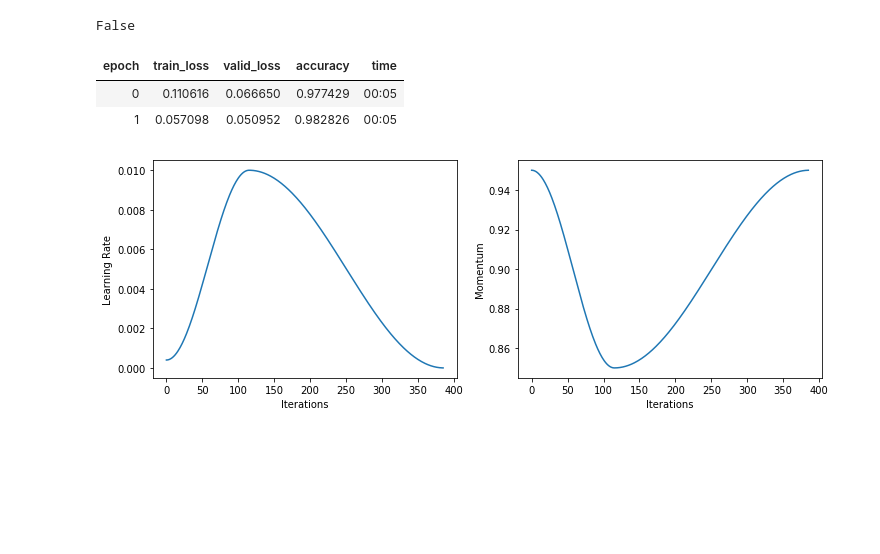
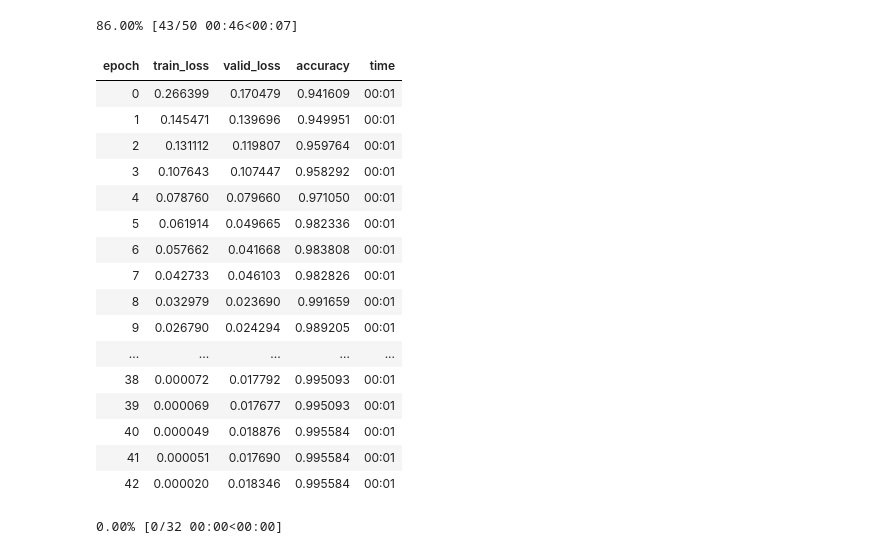
Before and after one commit to DmitIW/BachelorDiploma, a Jupyter notebook: fastai_test.ipynb, the cells around one changed output. Cells and saved outputs as stored; diff of their text form; code cells hidden in the pictures; blank space fills up the shorter version.

```diff
--- a/fastai_test.ipynb
+++ b/fastai_test.ipynb
@@ -22,7 +24,3 @@ Refer to https://docs.fast.ai/performance.html to make sense out of these checks
-# %%
-torch.cuda.is_available()
-# %% [output]
-False
 # %%
 path = untar_data(URLs.MNIST_SAMPLE)
 data = ImageDataBunch.from_folder(path)
@@ -34,14 +32,27 @@ learn = Learner(data, model)
 learn.metrics = [accuracy]
 cb = OneCycleScheduler(learn, lr_max=0.01)
 # %%
-learn.fit(2, callbacks=cb)
+learn.fit(50, callbacks=cb)
+learn.recorder.plot_lr(show_moms=True)
 # %% [output]
+86.00% [43/50 00:46<00:07]
 | epoch | train_loss | valid_loss | accuracy | time |
-| 0 | 0.110616 | 0.066650 | 0.977429 | 00:05 |
-| 1 | 0.057098 | 0.050952 | 0.982826 | 00:05 |
+| 0 | 0.266399 | 0.170479 | 0.941609 | 00:01 |
+| 1 | 0.145471 | 0.139696 | 0.949951 | 00:01 |
+| 2 | 0.131112 | 0.119807 | 0.959764 | 00:01 |
+| 3 | 0.107643 | 0.107447 | 0.958292 | 00:01 |
+| 4 | 0.078760 | 0.079660 | 0.971050 | 00:01 |
+| 5 | 0.061914 | 0.049665 | 0.982336 | 00:01 |
+| 6 | 0.057662 | 0.041668 | 0.983808 | 00:01 |
+| 7 | 0.042733 | 0.046103 | 0.982826 | 00:01 |
+| 8 | 0.032979 | 0.023690 | 0.991659 | 00:01 |
+| 9 | 0.026790 | 0.024294 | 0.989205 | 00:01 |
+| ... | ... | ... | ... | ... |
+| 38 | 0.000072 | 0.017792 | 0.995093 | 00:01 |
+| 39 | 0.000069 | 0.017677 | 0.995093 | 00:01 |
+| 40 | 0.000049 | 0.018876 | 0.995584 | 00:01 |
+| 41 | 0.000051 | 0.017690 | 0.995584 | 00:01 |
+| 42 | 0.000020 | 0.018346 | 0.995584 | 00:01 |
+0.00% [0/32 00:00<00:00]
-# %%
-learn.recorder.plot_lr(show_moms=True)
-# %% [output]
-[figure, removed]
 # %%
 # %% [output]
```
Also changed, not shown: parts of 2 cells of this notebook, 1 other file.
